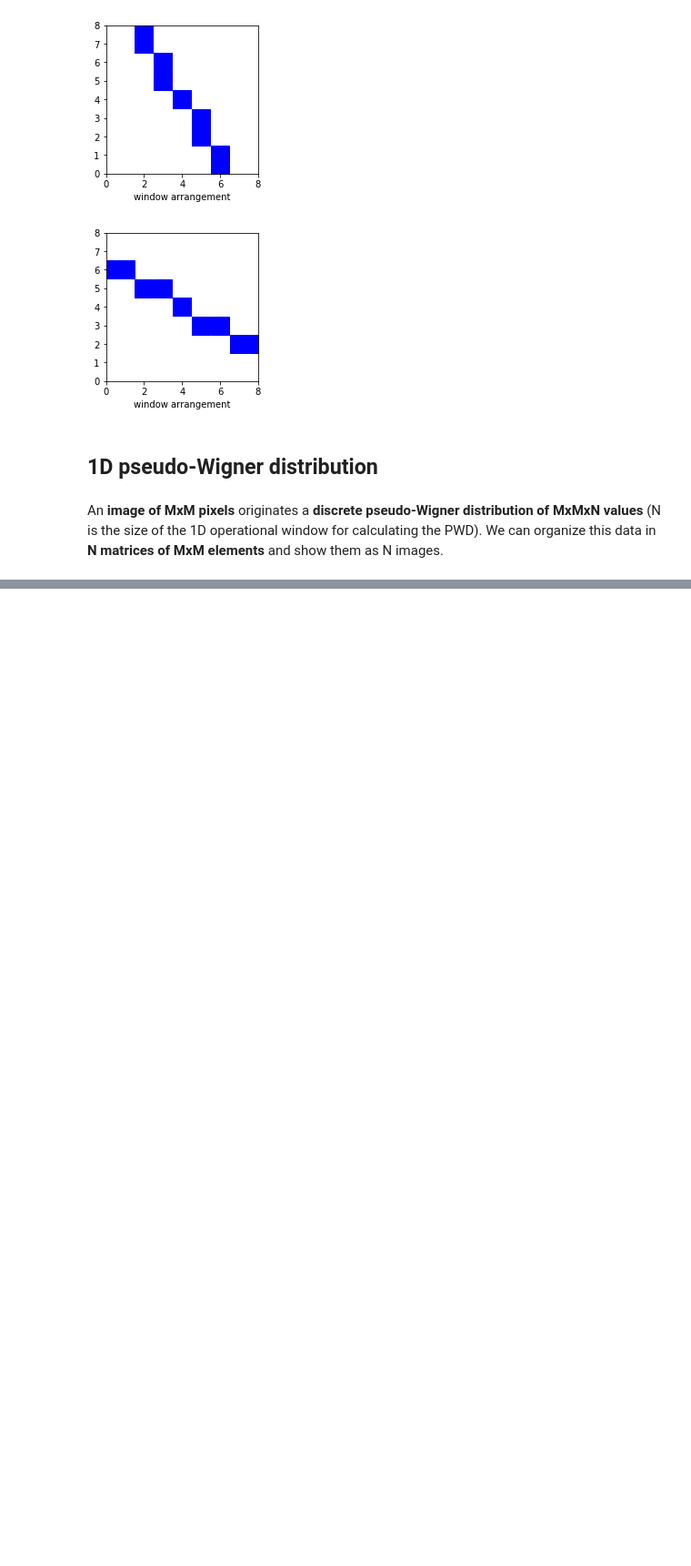
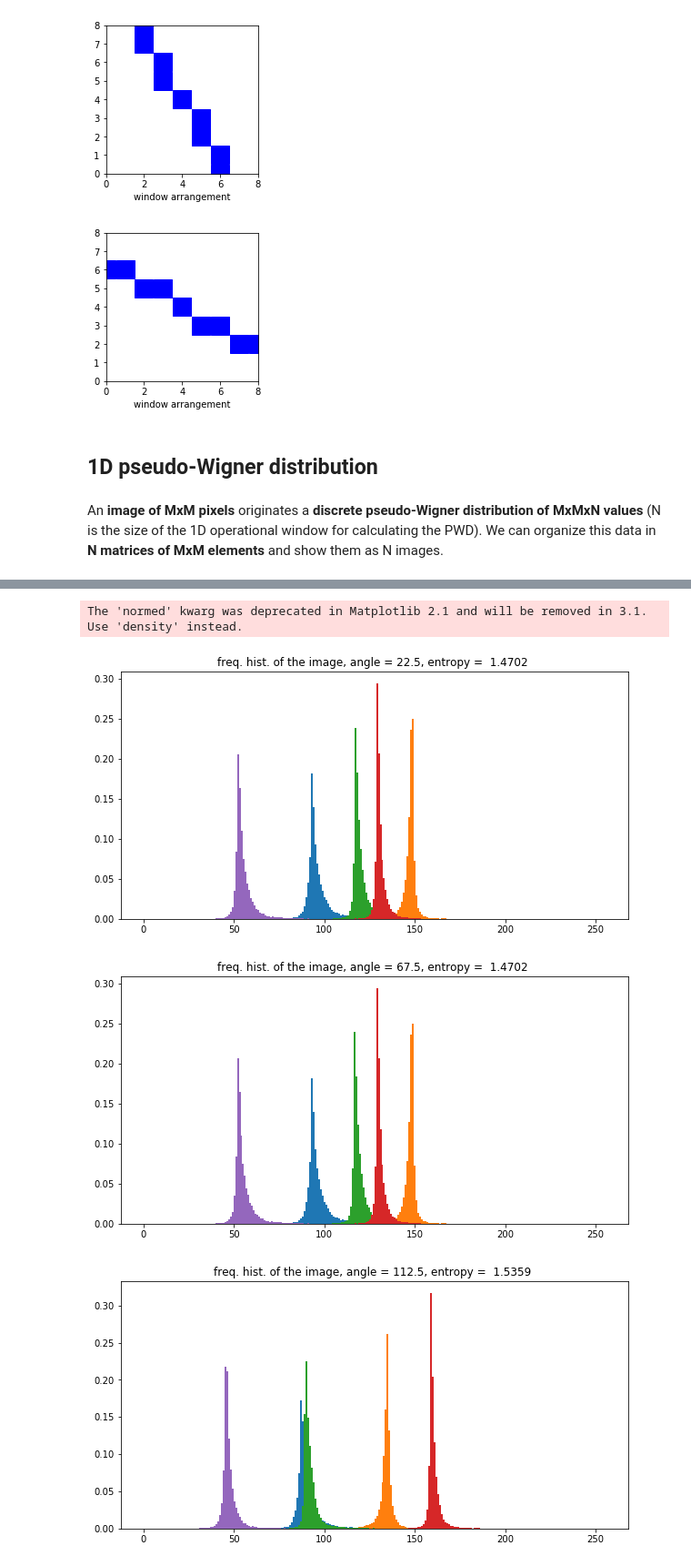
Before and after one commit to fernandolucasaa/computerGeneratedHolography, a Jupyter notebook: implementations_codes/SF-analysis/distributionWigner.ipynb, the cells around one changed output, grey strips where cells are left out. Shown: that part at 91% size. Drawn from its saved outputs; the diff is of its cells as text; code cells hidden in the pictures; blank space fills up the shorter version.

```diff
--- a/implementations_codes/SF-analysis/distributionWigner.ipynb
+++ b/implementations_codes/SF-analysis/distributionWigner.ipynb
@@ -251,0 +301,24 @@ Wall time: 8.85 s
+# %%
+layers = frequencies.shape[0]
+rows = frequencies.shape[1]
+columns = frequencies.shape[2]
+
+total = rows*columns
+num_bins = 200
+
+# the second half of the histograms are removed due to symmetry
+limit = int(layers/2+1)
+histogram = np.zeros((limit,num_bins))
+
+for k in range(limit):
+    layer = np.copy(frequencies[k,:,:])
+    x = np.reshape(layer,total)
+    H = np.histogram(x,bins = num_bins)
+    histogramx = np.copy(H[0])
+    histogram[k,:] = histogramx
+    positions = np.copy(H[1])
+
+histograms = histogram[1,:]
+for k in range(1,limit):
+    u = np.copy(histogram[k,:])
+    histograms = np.append(histograms, u)
@@ -251,0 +627,16 @@ Wall time: 8.85 s
+# %%
+seq_length = 9
+angle = 0
+order = 3
+distribution = layer_wigner_distribution(test_image,seq_length,angle)
+entropy_pixelwise = renyi_entropy(distribution,order)
+
+times = 4
+origin = 22.5
+#origin = 0
+multi_data,multi_entropy = multi_histogram_multy_entropy(times,origin,test_image,seq_length)
+# %% [output]
+The 'normed' kwarg was deprecated in Matplotlib 2.1 and will be removed in 3.1. Use 'density' instead.
+[figure, added]
+[figure, added]
+[figure, added]
```
Also changed, not shown: parts of 14 cells of this notebook, 17 other files.
